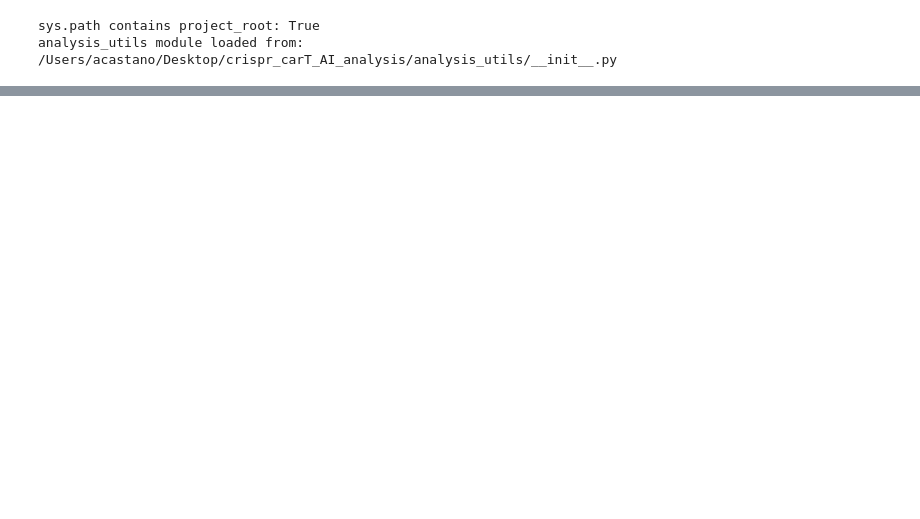
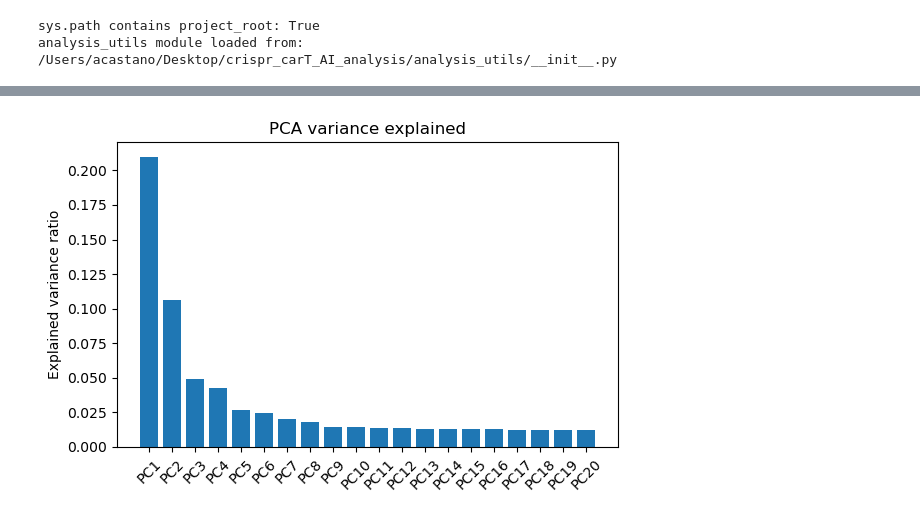
Before and after one commit to AnaBioAI/crispr_carT_AI_analysis, a Jupyter notebook: notebooks/Notebooks03_pca_analysis/03_pca_analysis.ipynb, the cells around one changed output, grey strips where cells are left out. Cells and saved outputs as stored; diff of their text form; code cells hidden in the pictures; blank space fills up the shorter version.

Commit message:
Save updates before sleep

```diff
--- a/notebooks/Notebooks03_pca_analysis/03_pca_analysis.ipynb
+++ b/notebooks/Notebooks03_pca_analysis/03_pca_analysis.ipynb
@@ -96,0 +71,26 @@ print(os.listdir("analysis_utils"))
+# %%
+import os, sys, pandas as pd
+
+PROJECT_ROOT = "/Users/acastano/Desktop/crispr_carT_AI_analysis"
+os.chdir(PROJECT_ROOT)
+
+# Ensure project root is on sys.path
+if PROJECT_ROOT not in sys.path:
+    sys.path.append(PROJECT_ROOT)
+
+from analysis_utils.pca_utils import run_pca_and_save
+
+# Load expression
+expr_logcpm = pd.read_csv("results/preprocessing/expr_logcpm.csv", index_col=0)
+
+# Run PCA (safe to re-run; it will just overwrite the same CSVs)
+scores_df, loadings_df, explained_df = run_pca_and_save(
+    expr_logcpm=expr_logcpm,
+    out_dir="results/pca",
+    n_components=20,
+    random_state=0,
+    assign_quadrants=True,
+    quadrant_pcs=("PC1", "PC2"),
+)
+
+scores_df.shape, loadings_df.shape, explained_df.shape
@@ -96,0 +119,12 @@ print(os.listdir("analysis_utils"))
+# %%
+import matplotlib.pyplot as plt
+
+plt.figure(figsize=(6,4))
+plt.bar(explained_df["PC"], explained_df["explained_variance_ratio"])
+plt.xticks(rotation=45)
+plt.ylabel("Explained variance ratio")
+plt.title("PCA variance explained")
+plt.tight_layout()
+plt.show()
+# %% [output]
+[figure, added]
```
Also changed, not shown: parts of 60 cells of this notebook, 6 other files.
